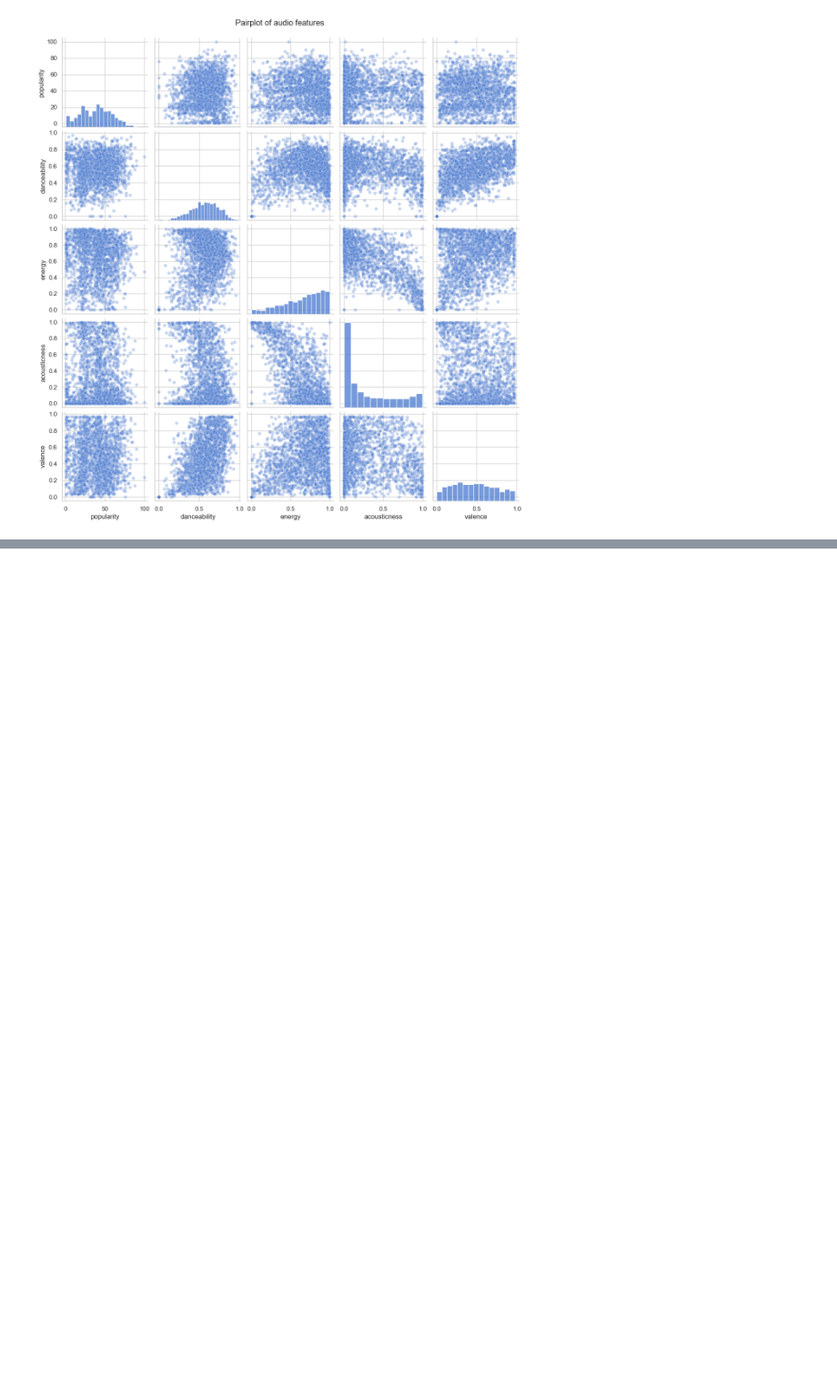
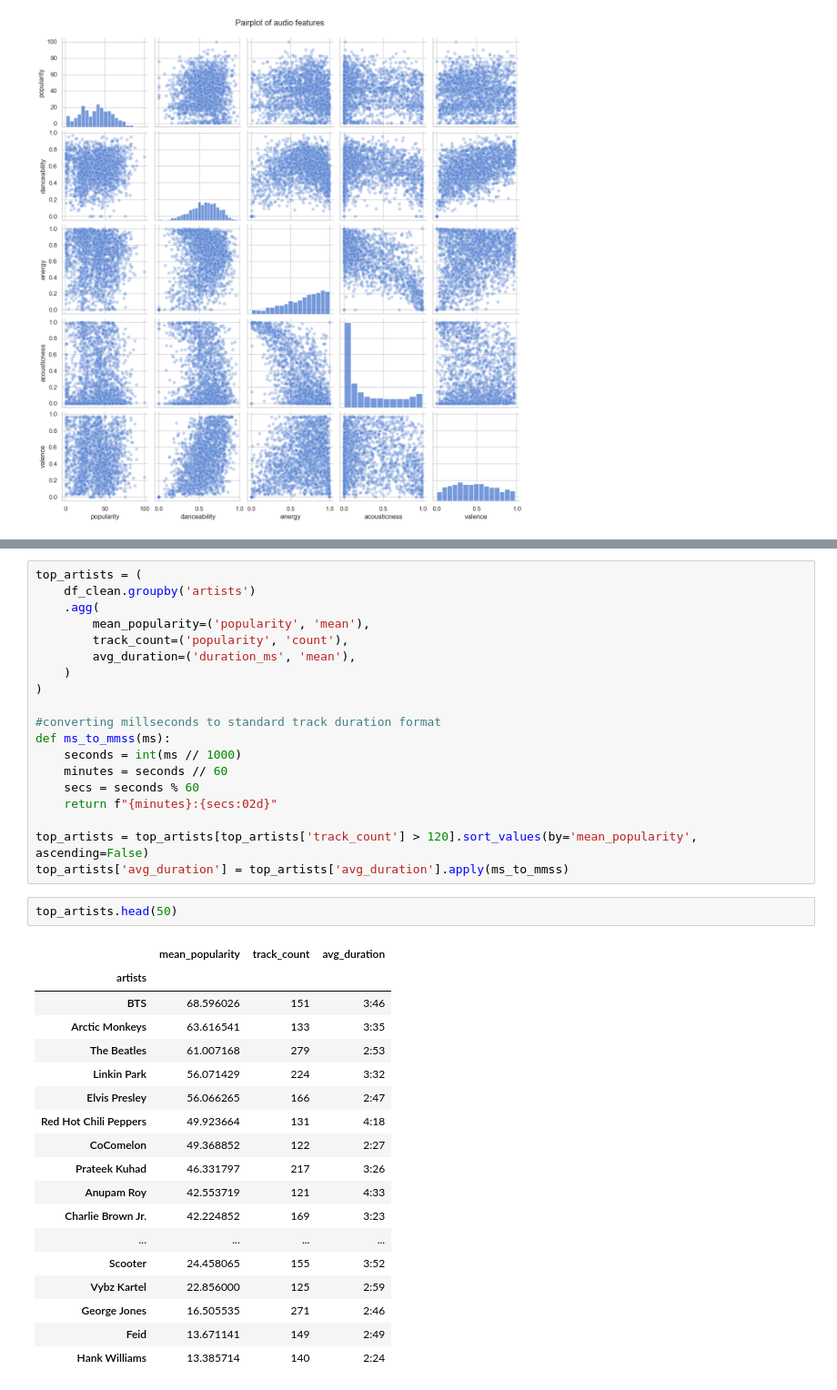
Before and after one commit to Veilard/spotify-tracks-analysis, a Jupyter notebook: main.ipynb, the cells around one changed output, grey strips where cells are left out. Shown at 91% size. Drawn from its saved outputs; the diff is of its cells as text; blank space fills up the shorter version.

```diff
--- a/main.ipynb
+++ b/main.ipynb
@@ -153,0 +170,40 @@ plt.show()
+# %%
+top_artists = (
+    df_clean.groupby('artists')
+    .agg(
+        mean_popularity=('popularity', 'mean'),
+        track_count=('popularity', 'count'),
+        avg_duration=('duration_ms', 'mean'),
+    )
+)
+
+#converting millseconds to standard track duration format
+def ms_to_mmss(ms):
+    seconds = int(ms // 1000)
+    minutes = seconds // 60
+    secs = seconds % 60
+    return f"{minutes}:{secs:02d}"
+
+top_artists = top_artists[top_artists['track_count'] > 120].sort_values(by='mean_popularity', ascending=False)
+top_artists['avg_duration'] = top_artists['avg_duration'].apply(ms_to_mmss)
+# %%
+top_artists.head(50)
+# %% [output]
+|  | mean_popularity | track_count | avg_duration |
+| artists |  |  |  |
+| BTS | 68.596026 | 151 | 3:46 |
+| Arctic Monkeys | 63.616541 | 133 | 3:35 |
+| The Beatles | 61.007168 | 279 | 2:53 |
+| Linkin Park | 56.071429 | 224 | 3:32 |
+| Elvis Presley | 56.066265 | 166 | 2:47 |
+| Red Hot Chili Peppers | 49.923664 | 131 | 4:18 |
+| CoComelon | 49.368852 | 122 | 2:27 |
+| Prateek Kuhad | 46.331797 | 217 | 3:26 |
+| Anupam Roy | 42.553719 | 121 | 4:33 |
+| Charlie Brown Jr. | 42.224852 | 169 | 3:23 |
+| ... | ... | ... | ... |
+| Scooter | 24.458065 | 155 | 3:52 |
+| Vybz Kartel | 22.856000 | 125 | 2:59 |
+| George Jones | 16.505535 | 271 | 2:46 |
+| Feid | 13.671141 | 149 | 2:49 |
+| Hank Williams | 13.385714 | 140 | 2:24 |
```
Also changed, not shown: parts of 4 cells of this notebook.
